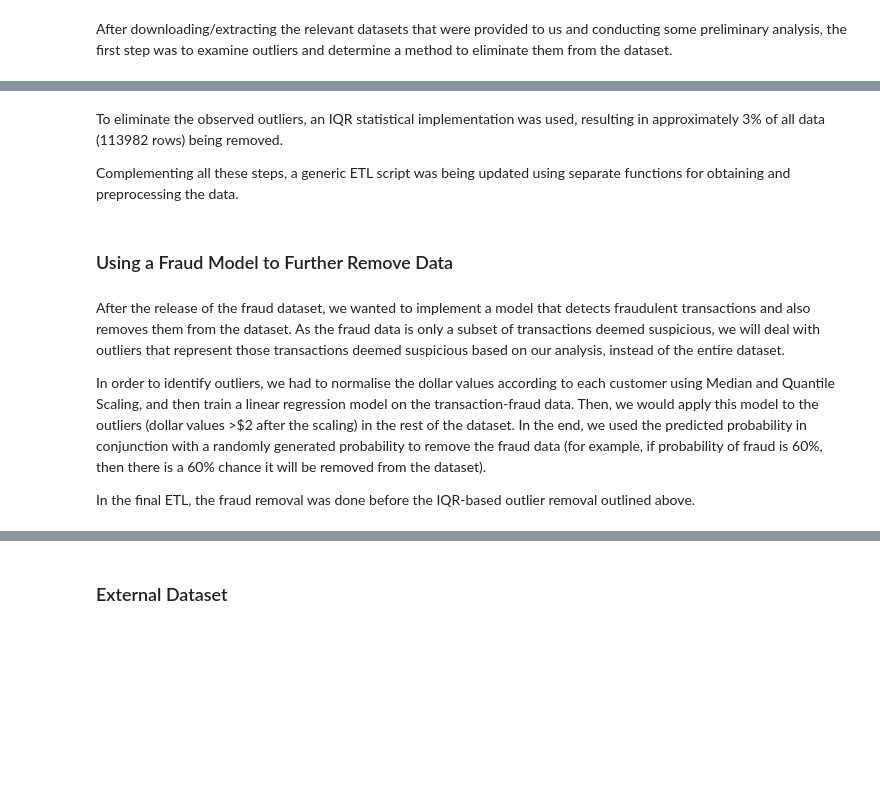
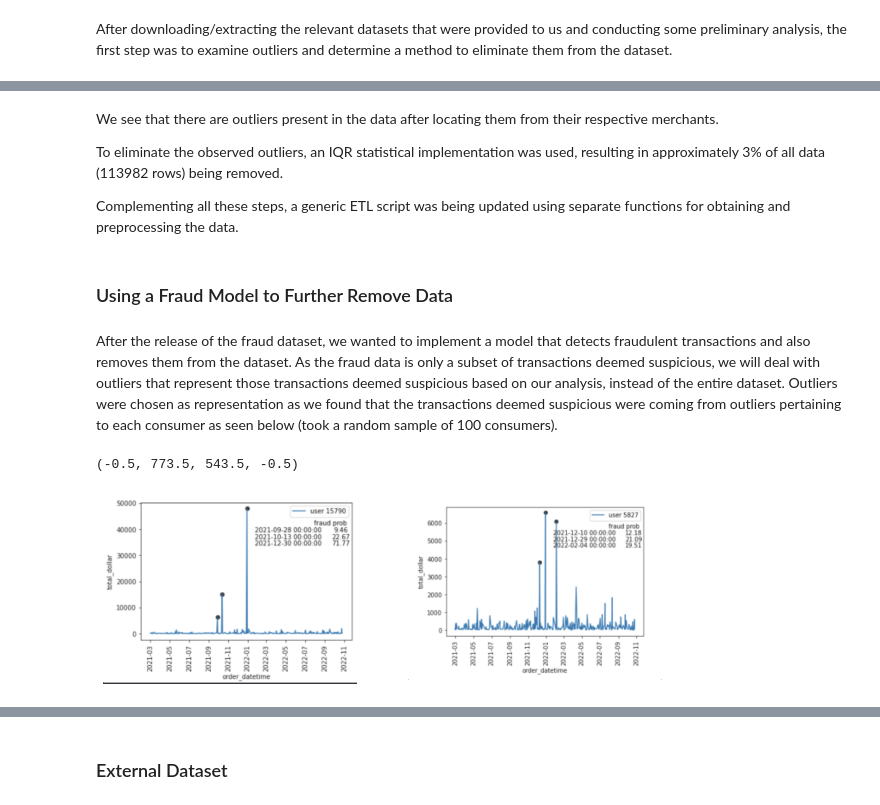
Before and after one commit to MAST30034-Applied-Data-Science/generic-buy-now-pay-later-project-group-17-adsb, a Jupyter notebook: notebooks/summary.ipynb, the cells around one changed output, grey strips where cells are left out. Cells and saved outputs as stored; diff of their text form; code cells hidden in the pictures; blank space fills up the shorter version.

```diff
--- a/notebooks/summary.ipynb
+++ b/notebooks/summary.ipynb
@@ -60,12 +85,25 @@ sns.boxplot(x='name', y='dollar_value', data = transactions_noNull)
 # %% [markdown]
+We see that there are outliers present in the data after locating them from their respective merchants.
+
 To eliminate the observed outliers, an IQR statistical implementation was used, resulting in approximately 3% of all data (113982 rows) being removed.
 
 Complementing all these steps, a generic ETL script was being updated using separate functions for obtaining and preprocessing the data.
 # %% [markdown]
 ### Using a Fraud Model to Further Remove Data
 # %% [markdown]
-After the release of the fraud dataset, we wanted to implement a model that detects fraudulent transactions and also removes them from the dataset. As the fraud data is only a subset of transactions deemed suspicious, we will deal with outliers that represent those transactions deemed suspicious based on our analysis, instead of the entire dataset.
-
-In order to identify outliers, we had to normalise the dollar values according to each customer using Median and Quantile Scaling, and then train a linear regression model on the transaction-fraud data. Then, we would apply this model to the outliers (dollar values >$2 after the scaling) in the rest of the dataset. In the end, we used the predicted probability in conjunction with a randomly generated probability to remove the fraud data (for example, if probability of fraud is 60%, then there is a 60% chance it will be removed from the dataset).
-
-In the final ETL, the fraud removal was done before the IQR-based outlier removal outlined above.
+After the release of the fraud dataset, we wanted to implement a model that detects fraudulent transactions and also removes them from the dataset. As the fraud data is only a subset of transactions deemed suspicious, we will deal with outliers that represent those transactions deemed suspicious based on our analysis, instead of the entire dataset. Outliers were chosen as representation as we found that the transactions deemed suspicious were coming from outliers pertaining to each consumer as seen below (took a random sample of 100 consumers).
+# %%
+import matplotlib.image as mpimg
+
+img1 = mpimg.imread('../plots/fraud_detection_1.png')
+img2 = mpimg.imread('../plots/fraud_detection_2.png')
+fig,ax = plt.subplots(1,2)
+fig.set_figheight(5)
+fig.set_figwidth(10)
+ax[0].imshow(img1)
+ax[1].imshow(img2)
+ax[0].axis('off')
+ax[1].axis('off')
+# %% [output]
+(-0.5, 773.5, 543.5, -0.5)
+[figure, added]
```
Also changed, not shown: parts of 4 cells of this notebook, 2 other files.
